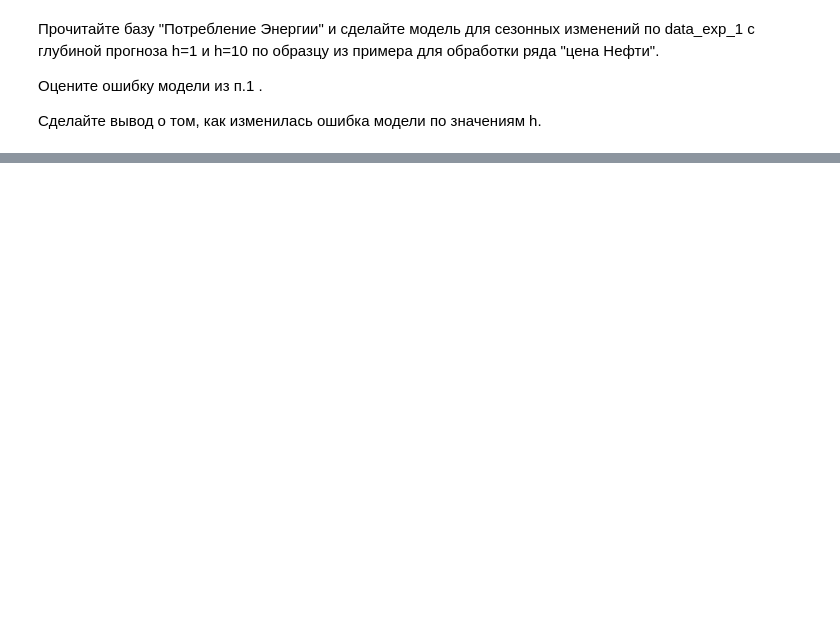
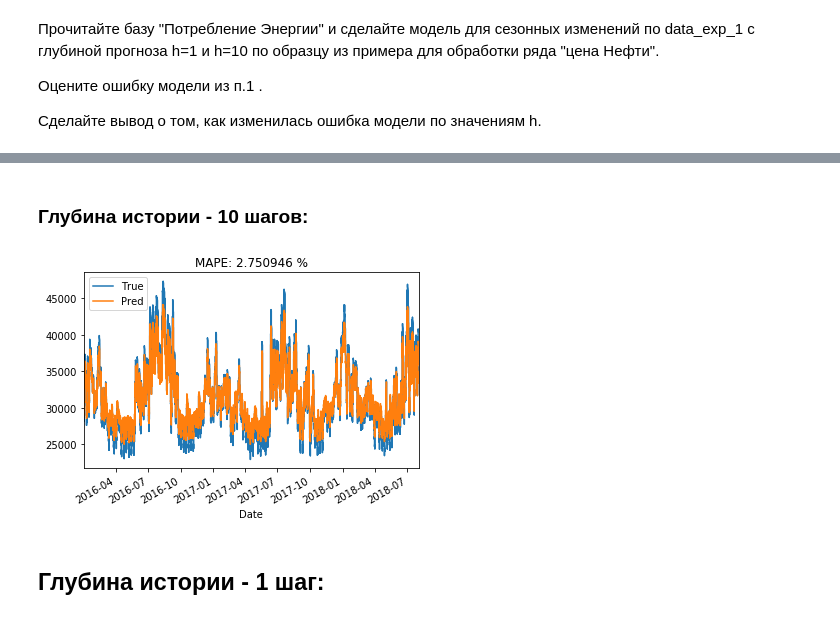
Before and after one commit to Svetorus/Time-Series, a Jupyter notebook: TS_2.ipynb, the cells around one changed output, grey strips where cells are left out. Saved outputs shown, nothing was run; the diff lists cells and outputs as text; code cells hidden in the pictures; blank space fills up the shorter version.

```diff
--- a/TS_2.ipynb
+++ b/TS_2.ipynb
@@ -224,0 +97,17 @@ print('ошибка градиентного бустинга :  ', er_g, '%')
+# %% [markdown]
+### Глубина истории - 10 шагов:
+# %%
+model_gb.fit(X_train[11:], y_train[11:]) # без нулей в начале
+y_pred = model_gb.predict(X_test)
+# %%
+mape_score = round(mean_absolute_percentage_error(y_test, y_pred), 6)
+
+y_test.plot(label='True')
+plt.plot(y_test.index, y_pred, label='Pred')
+plt.title('MAPE: {} %'.format(mape_score))
+plt.legend(loc='best')
+plt.show()
+# %% [output]
+[figure, added]
+# %% [markdown]
+## Глубина истории - 1 шаг:
```
Also changed, not shown: parts of 36 cells of this notebook.
